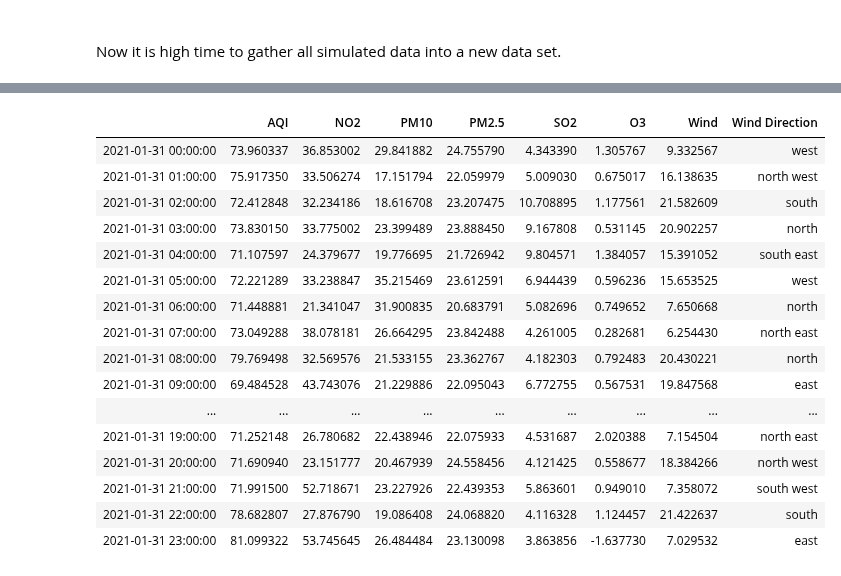
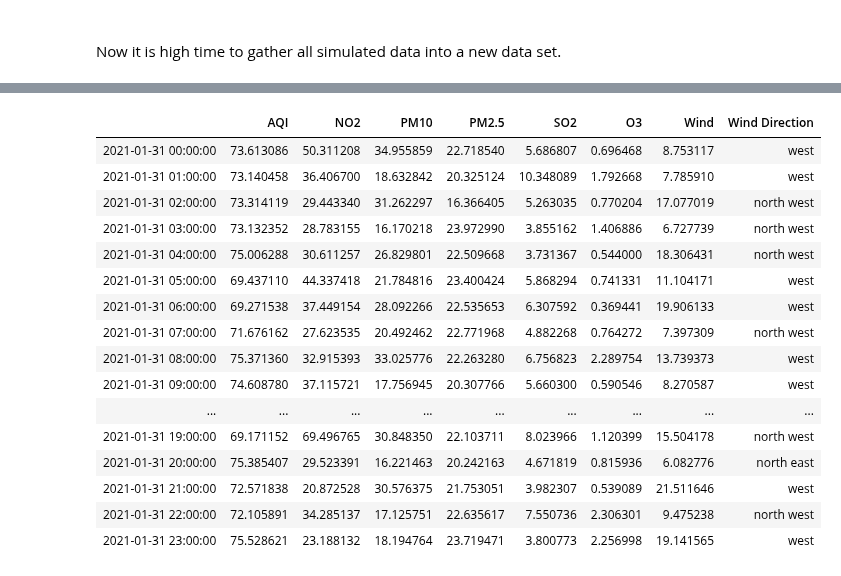
Before and after one commit to olgarozhdestvina/Air-Pollution-in-Dublin, a Jupyter notebook: Dublin_Air_Pollution.ipynb, the cells around one changed output, grey strips where cells are left out. Saved outputs shown, nothing was run; the diff lists cells and outputs as text; code cells hidden in the pictures.

```diff
--- a/Dublin_Air_Pollution.ipynb
+++ b/Dublin_Air_Pollution.ipynb
@@ -819,10 +865,12 @@ def draw_val_laplace(data):
         val_sim.append(day_val)
     return val_sim
 # %%
-# Draw samples for AQI and PM2.5
-aqi_s = draw_val_laplace("AQI")
-pm25_s = draw_val_laplace("PM2.5")
+# Draw samples for AQI, PM2.5 and wind directions
+aqi_s = draw_val_l_c("AQI", laplace)
+pm25_s = draw_val_l_c("PM2.5", laplace)
+wd_s = draw_val_l_c("Wind Label", logistic)
 
 # Convert into 1D array
 aqi_s = np.array(aqi_s).flatten()
 pm25_s = np.array(pm25_s).flatten()
+wd_s = np.array(wd_s).flatten()
@@ -829,21 +881,12 @@ pm25_s = np.array(pm25_s).flatten()
 # %%
 # Simulate the date range for 1320 hours (55 days till the end of winter)
 rng_s = pd.date_range('12/08/2020', periods=1320, freq='H')
-# %%
-# Get an instance of generator.
-gen = np.random.default_rng()
-
-# Create a list of all wind directions.
-wind_directions = ["north", "west", "east", "south", "north east", "north west", "south east", "south west"]
-
-# Simulate wind directions for 1320 hours.
-wd_s = gen.choice(wind_directions, 1320)
 # %% [markdown]
 <br>
 
 Now it is high time to gather all simulated data into a new data set.
 # %%
-# Create a data frame from simulated values.
+# Create a Dataframe from simulated values.
 df_s = pd.DataFrame({"AQI": aqi_s,
                      "NO2": no2_s,
                      "PM10": pm10_s,
@@ -851,7 +894,7 @@ df_s = pd.DataFrame({"AQI": aqi_s,
                      "SO2": so2_s,
                      "O3": o3_s,
                      "Wind": wind_s,
-                     "Wind Direction": wd_s
+                     "Wind Label": wd_s
                      }, index=rng_s)
 
 # Display the new data set.
@@ -872,0 +920,21 @@ df_s
+# %%
+# create a list of our conditions
+conditions = [
+    (df_s["Wind Label"] <= 1.5),
+    (df_s["Wind Label"] > 1.5) & (df_s["Wind Label"] <= 2.5),
+    (df_s["Wind Label"] > 2.5) & (df_s["Wind Label"] <= 3.5),
+    (df_s["Wind Label"] > 3.5)
+    ]
+
+# create a list of the wind directions, adding south to the list
+values = ["west", "north west", "north east", "north"]
+
+# create a new column and use np.select to assign values to it using our lists as arguments
+df_s['Wind Direction'] = np.select(conditions, values)
+
+
+# Drop column Wind Label
+simulated_ds = df_s.drop(["Wind Label"],axis=1)
+
+# Display updated DataFrame
+simulated_ds
@@ -873,20 +955,20 @@ df_s
 # %%
-df_s.loc["2021-01-31 00:00:00": "2021-01-31 23:00:00"]
+simulated_ds.loc["2021-01-31 00:00:00": "2021-01-31 23:00:00"]
 # %% [output]
 |  | AQI | NO2 | PM10 | PM2.5 | SO2 | O3 | Wind | Wind Direction |
-| 2021-01-31 00:00:00 | 73.960337 | 36.853002 | 29.841882 | 24.755790 | 4.343390 | 1.305767 | 9.332567 | west |
-| 2021-01-31 01:00:00 | 75.917350 | 33.506274 | 17.151794 | 22.059979 | 5.009030 | 0.675017 | 16.138635 | north west |
-| 2021-01-31 02:00:00 | 72.412848 | 32.234186 | 18.616708 | 23.207475 | 10.708895 | 1.177561 | 21.582609 | south |
-| 2021-01-31 03:00:00 | 73.830150 | 33.775002 | 23.399489 | 23.888450 | 9.167808 | 0.531145 | 20.902257 | north |
-| 2021-01-31 04:00:00 | 71.107597 | 24.379677 | 19.776695 | 21.726942 | 9.804571 | 1.384057 | 15.391052 | south east |
-| 2021-01-31 05:00:00 | 72.221289 | 33.238847 | 35.215469 | 23.612591 | 6.944439 | 0.596236 | 15.653525 | west |
-| 2021-01-31 06:00:00 | 71.448881 | 21.341047 | 31.900835 | 20.683791 | 5.082696 | 0.749652 | 7.650668 | north |
-| 2021-01-31 07:00:00 | 73.049288 | 38.078181 | 26.664295 | 23.842488 | 4.261005 | 0.282681 | 6.254430 | north east |
-| 2021-01-31 08:00:00 | 79.769498 | 32.569576 | 21.533155 | 23.362767 | 4.182303 | 0.792483 | 20.430221 | north |
-| 2021-01-31 09:00:00 | 69.484528 | 43.743076 | 21.229886 | 22.095043 | 6.772755 | 0.567531 | 19.847568 | east |
+| 2021-01-31 00:00:00 | 73.613086 | 50.311208 | 34.955859 | 22.718540 | 5.686807 | 0.696468 | 8.753117 | west |
+| 2021-01-31 01:00:00 | 73.140458 | 36.406700 | 18.632842 | 20.325124 | 10.348089 | 1.792668 | 7.785910 | west |
+| 2021-01-31 02:00:00 | 73.314119 | 29.443340 | 31.262297 | 16.366405 | 5.263035 | 0.770204 | 17.077019 | north west |
+| 2021-01-31 03:00:00 | 73.132352 | 28.783155 | 16.170218 | 23.972990 | 3.855162 | 1.406886 | 6.727739 | north west |
+| 2021-01-31 04:00:00 | 75.006288 | 30.611257 | 26.829801 | 22.509668 | 3.731367 | 0.544000 | 18.306431 | north west |
+| 2021-01-31 05:00:00 | 69.437110 | 44.337418 | 21.784816 | 23.400424 | 5.868294 | 0.741331 | 11.104171 | west |
+| 2021-01-31 06:00:00 | 69.271538 | 37.449154 | 28.092266 | 22.535653 | 6.307592 | 0.369441 | 19.906133 | west |
+| 2021-01-31 07:00:00 | 71.676162 | 27.623535 | 20.492462 | 22.771968 | 4.882268 | 0.764272 | 7.397309 | north west |
+| 2021-01-31 08:00:00 | 75.371360 | 32.915393 | 33.025776 | 22.263280 | 6.756823 | 2.289754 | 13.739373 | west |
+| 2021-01-31 09:00:00 | 74.608780 | 37.115721 | 17.756945 | 20.307766 | 5.660300 | 0.590546 | 8.270587 | west |
 | ... | ... | ... | ... | ... | ... | ... | ... | ... |
-| 2021-01-31 19:00:00 | 71.252148 | 26.780682 | 22.438946 | 22.075933 | 4.531687 | 2.020388 | 7.154504 | north east |
-| 2021-01-31 20:00:00 | 71.690940 | 23.151777 | 20.467939 | 24.558456 | 4.121425 | 0.558677 | 18.384266 | north west |
-| 2021-01-31 21:00:00 | 71.991500 | 52.718671 | 23.227926 | 22.439353 | 5.863601 | 0.949010 | 7.358072 | south west |
-| 2021-01-31 22:00:00 | 78.682807 | 27.876790 | 19.086408 | 24.068820 | 4.116328 | 1.124457 | 21.422637 | south |
-| 2021-01-31 23:00:00 | 81.099322 | 53.745645 | 26.484484 | 23.130098 | 3.863856 | -1.637730 | 7.029532 | east |
+| 2021-01-31 19:00:00 | 69.171152 | 69.496765 | 30.848350 | 22.103711 | 8.023966 | 1.120399 | 15.504178 | north west |
+| 2021-01-31 20:00:00 | 75.385407 | 29.523391 | 16.221463 | 20.242163 | 4.671819 | 0.815936 | 6.082776 | north east |
+| 2021-01-31 21:00:00 | 72.571838 | 20.872528 | 30.576375 | 21.753051 | 3.982307 | 0.539089 | 21.511646 | west |
+| 2021-01-31 22:00:00 | 72.105891 | 34.285137 | 17.125751 | 22.635617 | 7.550736 | 2.306301 | 9.475238 | north west |
+| 2021-01-31 23:00:00 | 75.528621 | 23.188132 | 18.194764 | 23.719471 | 3.800773 | 2.256998 | 19.141565 | west |
```
Also changed, not shown: parts of 15 cells of this notebook.
